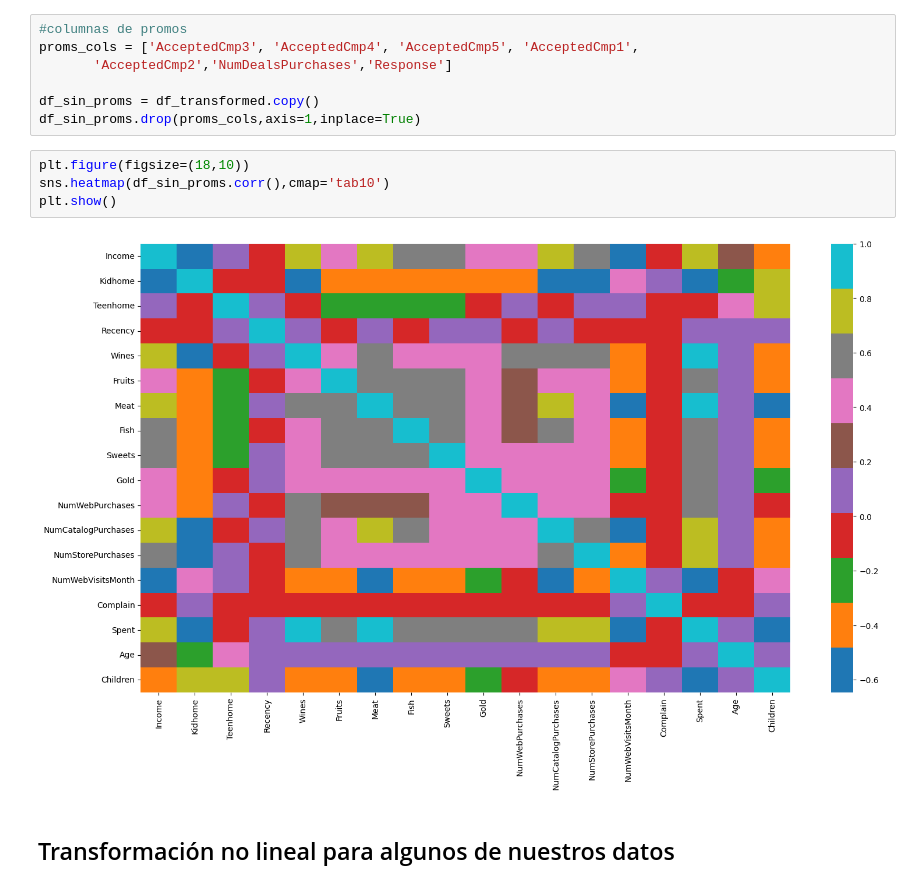
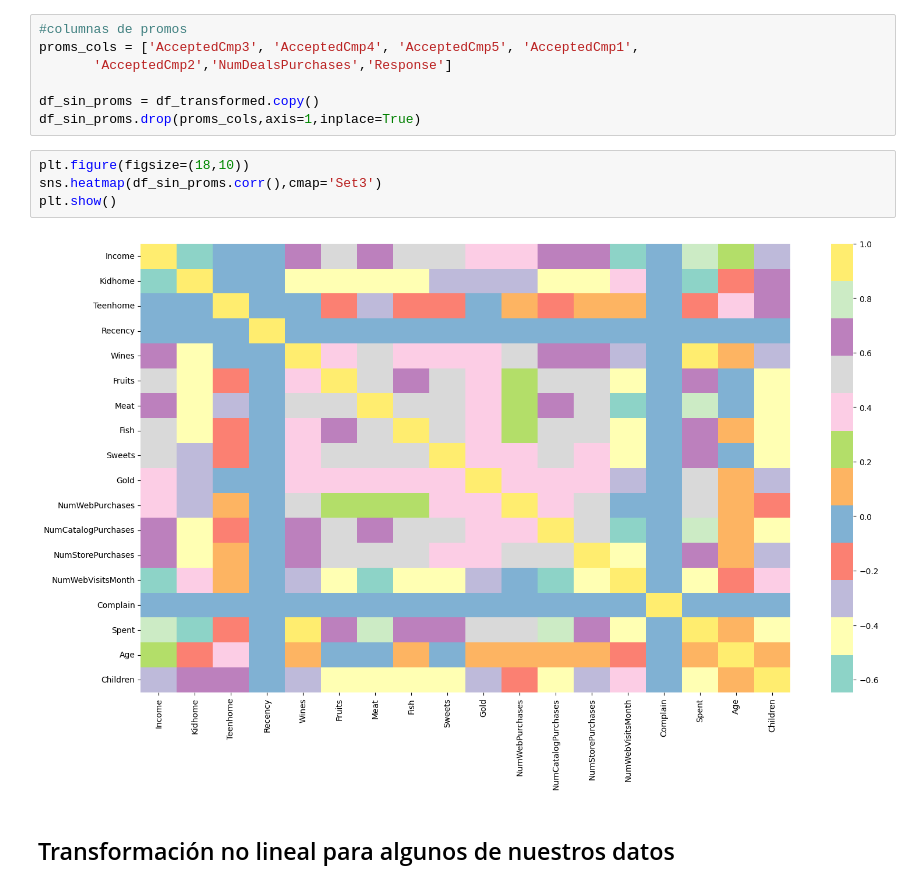
Before and after one commit to giraljv/Customer_personality_project, a Jupyter notebook: customer.ipynb, the cells around one changed output. Cells and saved outputs as stored; diff of their text form.

```diff
--- a/customer.ipynb
+++ b/customer.ipynb
@@ -242,10 +235,10 @@ df_sin_proms = df_transformed.copy()
 df_sin_proms.drop(proms_cols,axis=1,inplace=True)
 # %%
 plt.figure(figsize=(18,10))
-sns.heatmap(df_sin_proms.corr(),cmap='tab10')
+sns.heatmap(df_sin_proms.corr(),cmap='Set3')
 plt.show()
 # %% [output]
-[figure, old version]
+[figure, new version]
 # %% [markdown]
 ## Transformación no lineal para algunos de nuestros datos
 # %%
```
Also changed, not shown: parts of 53 cells of this notebook.
